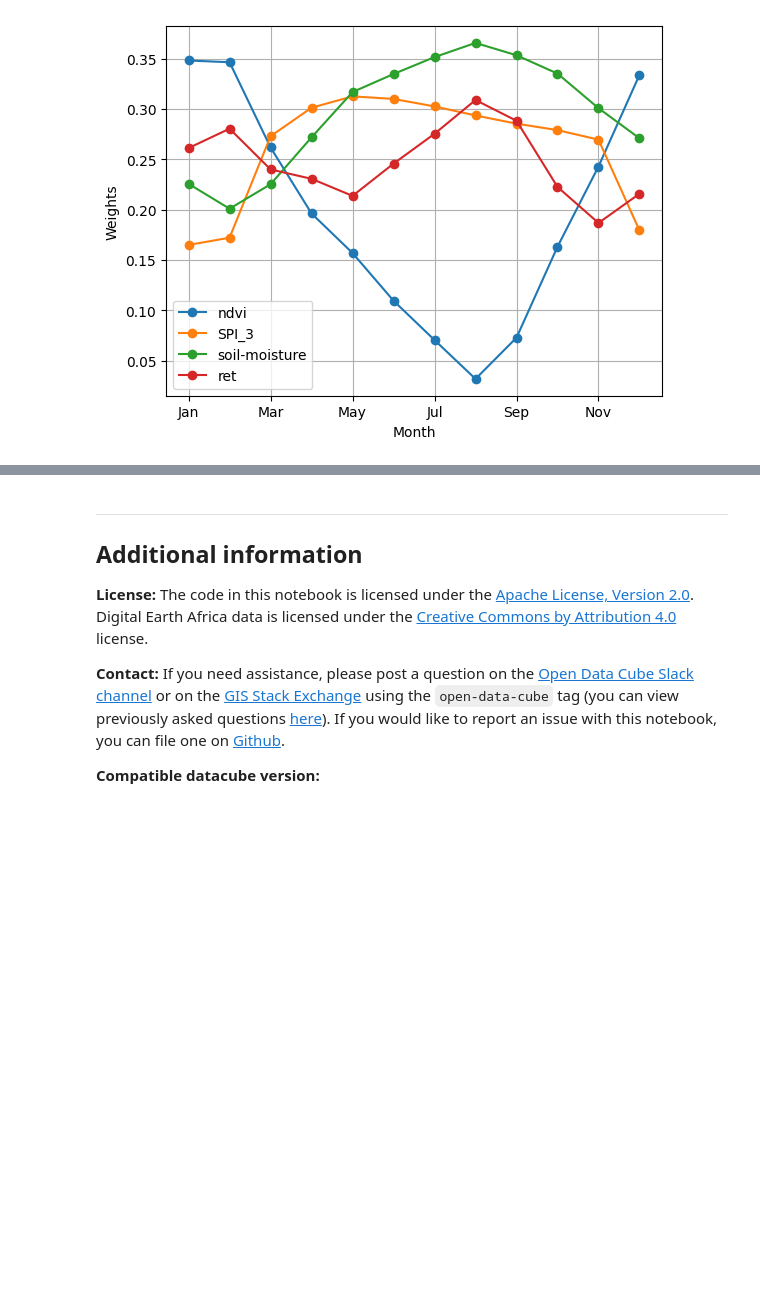
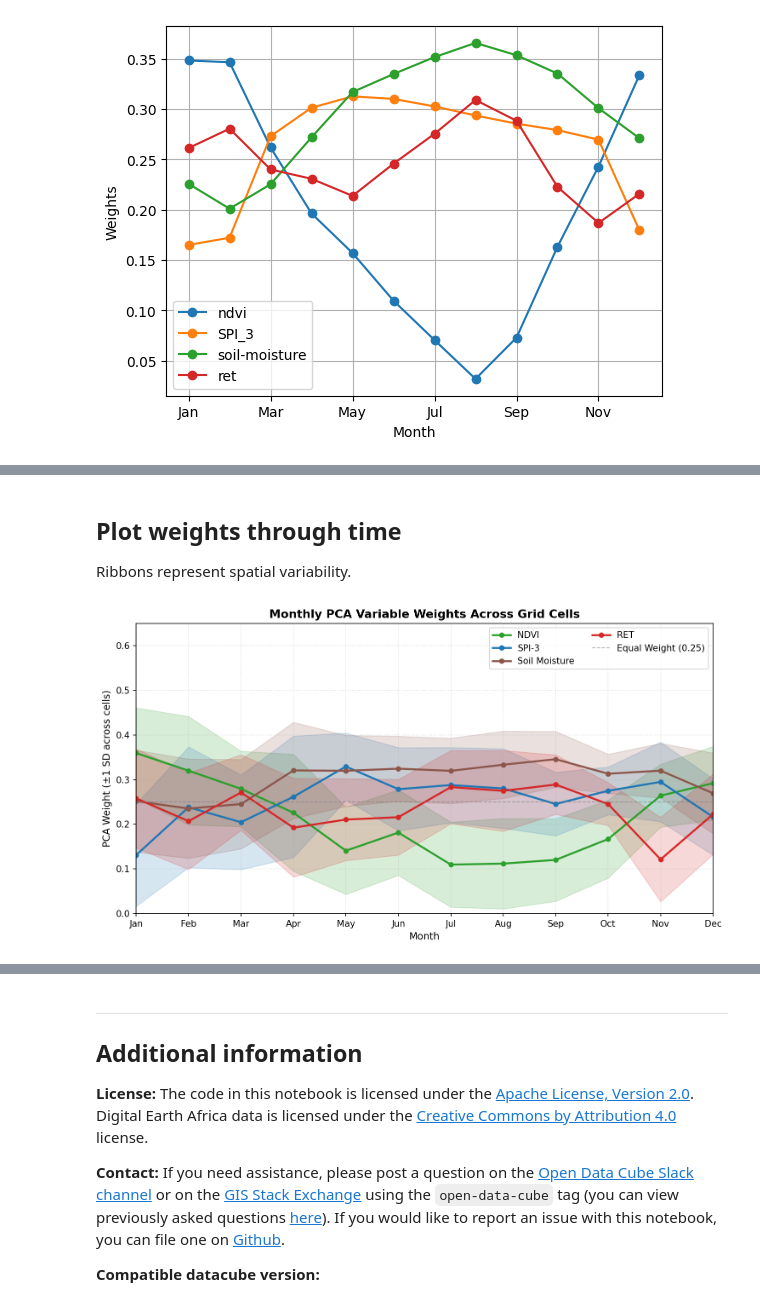
Before and after one commit to digitalearthafrica/deafrica-drought-monitor, a Jupyter notebook: Calculate_weights.ipynb, the cells around one changed output, grey strips where cells are left out. Cells and saved outputs as stored; diff of their text form; code cells hidden in the pictures; blank space fills up the shorter version.

Commit message:
cell weights

```diff
--- a/Calculate_weights.ipynb
+++ b/Calculate_weights.ipynb
@@ -1066,0 +1181,69 @@ plt.show()
+# %% [markdown]
+## Plot weights through time
+
+Ribbons represent spatial variability.
+# %%
+ds_plot = ds_monthly_weights
+
+var_names = ["ndvi", "SPI_3", "soil-moisture", "ret"]
+labels = {
+    "ndvi": "NDVI",
+    "SPI_3": "SPI-3",
+    "soil-moisture": "Soil Moisture",
+    "ret": "RET",
+}
+colors = {
+    "ndvi": "#2ca02c",          # Green
+    "SPI_3": "#1f77b4",         # Blue
+    "soil-moisture": "#8c564b", # Brown
+    "ret": "#d62728",           # Red
+}
+
+months = ds_plot["month"].values
+month_names = [calendar.month_abbr[m] for m in months]
+
+fig, ax = plt.subplots(figsize=(10, 5.5), dpi=150)
+
+for v in var_names:
+    # Spatial mean and standard deviation across all valid land cells
+    mean_w = ds_plot[v].mean(dim=["latitude", "longitude"], skipna=True).values
+    std_w = ds_plot[v].std(dim=["latitude", "longitude"], skipna=True).values
+
+    # Clip ribbon bounds to [0, 1] since weights cannot be negative or > 1
+    lower = np.clip(mean_w - std_w, 0.0, 1.0)
+    upper = np.clip(mean_w + std_w, 0.0, 1.0)
+
+    ax.plot(
+        months,
+        mean_w,
+        label=labels[v],
+        color=colors[v],
+        linewidth=2.2,
+        marker="o",
+        markersize=5,
+    )
+    ax.fill_between(
+        months,
+        lower,
+        upper,
+        color=colors[v],
+        alpha=0.18,
+    )
+
+# Equal-weight reference line (0.25)
+ax.axhline(0.25, color="gray", linestyle="--", linewidth=1, alpha=0.6, label="Equal Weight (0.25)")
+
+ax.set_xticks(months)
+ax.set_xticklabels(month_names)
+ax.set_xlim(1, 12)
+ax.set_ylim(0, 0.65)  # Adjust upper limit if any weight peak exceeds 0.65
+ax.set_xlabel("Month", fontsize=11)
+ax.set_ylabel("PCA Weight (±1 SD across cells)", fontsize=11)
+ax.set_title("Monthly PCA Variable Weights Across Grid Cells", fontsize=13, fontweight="bold")
+ax.grid(True, linestyle=":", alpha=0.5)
+ax.legend(frameon=True, ncol=2, fontsize=10)
+
+plt.tight_layout()
+plt.show()
+# %% [output]
+[figure, added]
```
Also changed, not shown: parts of 18 cells of this notebook.
